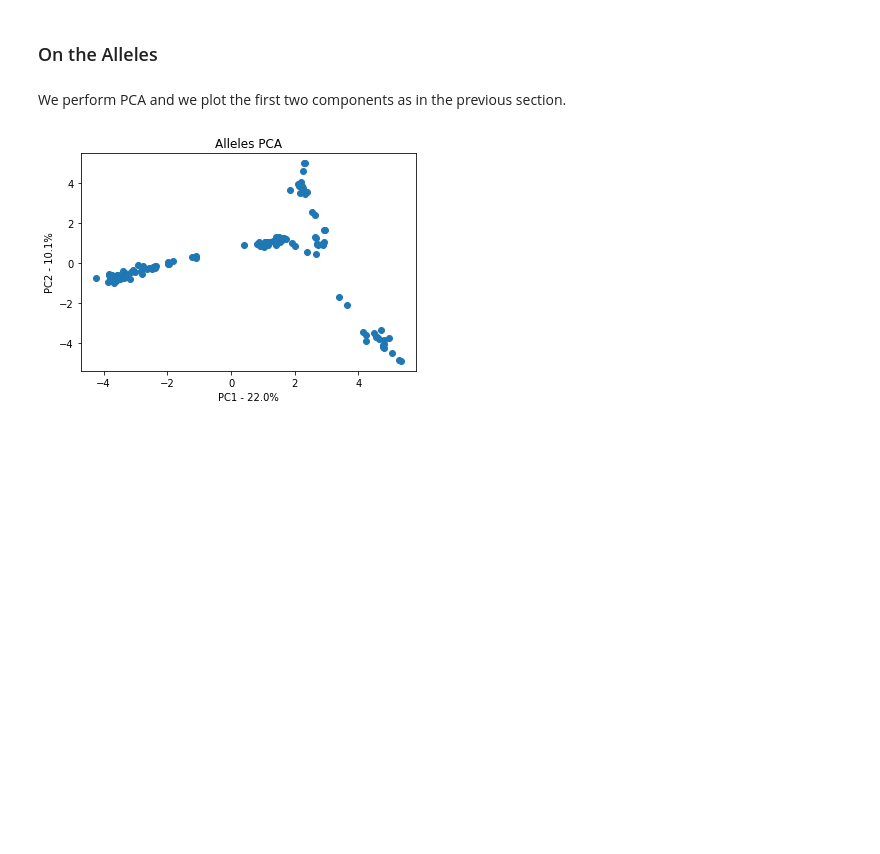
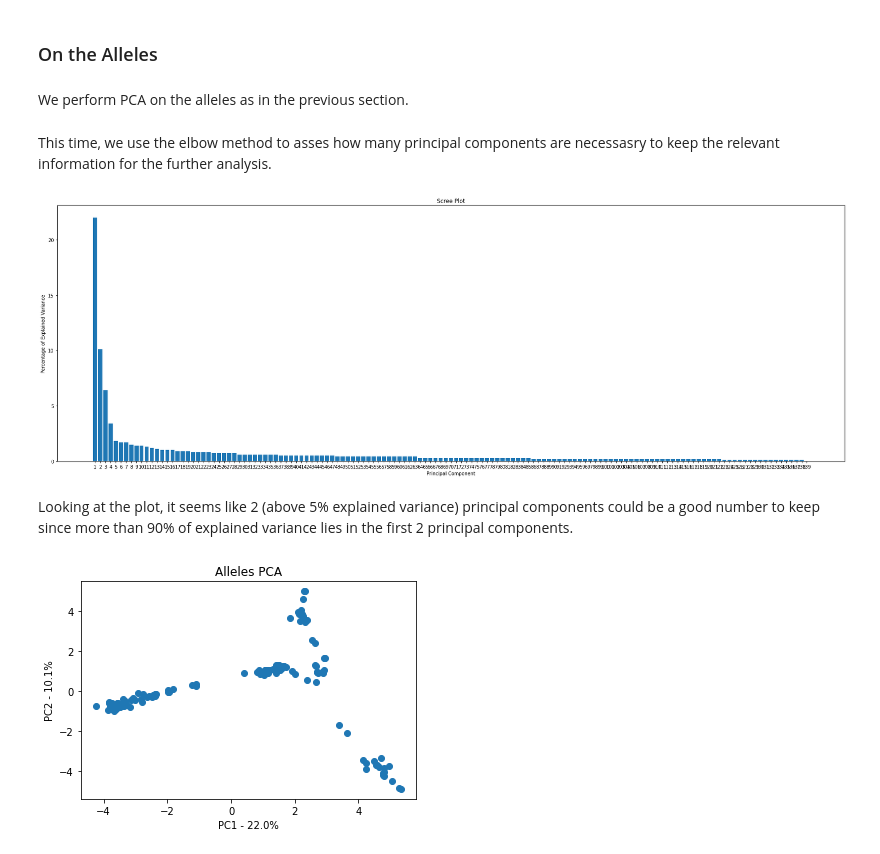
Before and after one commit to camoalon/language_genes, a Jupyter notebook: PCA.ipynb, the cells around one changed output. Saved outputs shown, nothing was run; the diff lists cells and outputs as text; code cells hidden in the pictures; blank space fills up the shorter version.

```diff
--- a/PCA.ipynb
+++ b/PCA.ipynb
@@ -286,7 +286,7 @@ We perform the analysis following the approach in [Creanza et al.](https://www.p
 # %% [markdown]
 ### On the Alleles
 # %% [markdown]
-We perform PCA and we plot the first two components as in the previous section.
+We perform PCA on the alleles as in the previous section.
 # %%
 pca = PCA()
 pca.fit(alleles.T)
@@ -301,3 +299,17 @@ alleles_pc = pd.DataFrame([alleles_pca.PC1, alleles_pca.PC2]).T
+# %% [markdown]
+This time, we use the elbow method to asses how many principal components are necessasry to keep the relevant information for the further analysis.
+# %%
+fig, ax = plt.subplots(figsize=(30, 10))
+labels_scree = [str(x) for x in range(1, len(per_var)+1)]
+plt.bar(x=range(1,len(per_var)+1), height=per_var, tick_label=labels_scree)
+plt.ylabel('Percentage of Explained Variance')
+plt.xlabel('Principal Component')
+plt.title('Scree Plot')
+plt.show()
+# %% [output]
+[figure, added]
+# %% [markdown]
+Looking at the plot, it seems like 2 (above 5% explained variance) principal components could be a good number to keep since more than 90% of explained variance lies in the first 2 principal components.
 # %%
 plt.scatter(alleles_pc['PC1'], alleles_pc['PC2'])
 plt.title('Alleles PCA')
```
Also changed, not shown: parts of 13 cells of this notebook.
